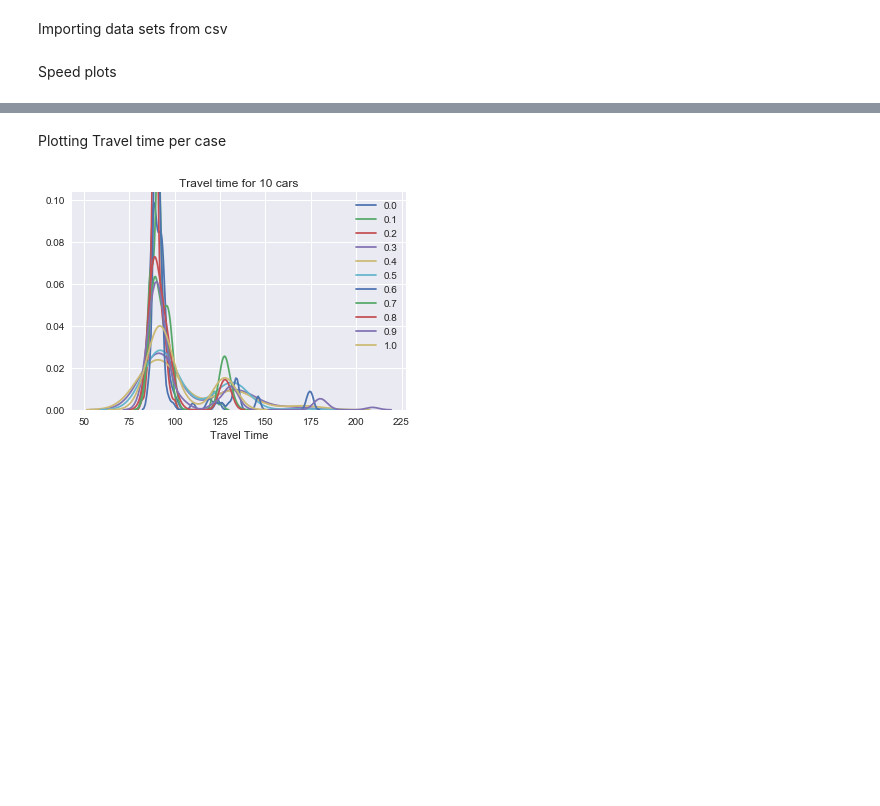
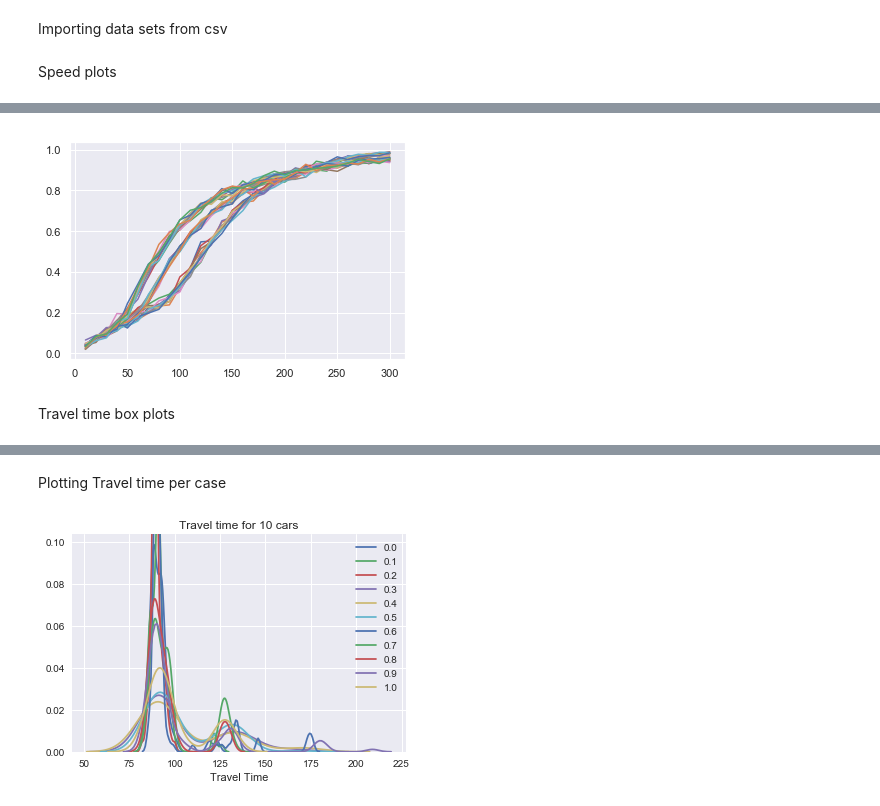
Before and after one commit to asuratos/artisoc-traffic-model2018, a Jupyter notebook: data/2018.11.14/Plotting.ipynb, the cells around one changed output, grey strips where cells are left out. Saved outputs shown, nothing was run; the diff lists cells and outputs as text; code cells hidden in the pictures; blank space fills up the shorter version.

Commit message:
Plotter updates
plot looking good, now for cleanup

```diff
--- a/data/2018.11.14/Plotting.ipynb
+++ b/data/2018.11.14/Plotting.ipynb
@@ -9,6 +9,7 @@ import os
 import glob
 
 sns.set()
+outputext = ".png"
 
 try:
     os.mkdir("plots")
@@ -19,13 +20,12 @@ except:
     pass
 
 asocialvalues = np.linspace(0.0, 1.0, num= 11)
-roaddensities = np.arange(10, 210, 10)
+roaddensities = np.arange(10, 310, 10)
 reactiontimes = [0.0, 0.5, 1.0]
 # %% [markdown]
 Importing data sets from csv
 # %%
 datafiles = glob.glob("output*.csv")
-speedfiles = glob.glob("speeds*.csv")
 
 temp = []
 for file in datafiles:
@@ -33,11 +33,23 @@ for file in datafiles:
 
 data = pd.concat(temp, ignore_index = True)
 
-temp = []
-for file in speedfiles :
-    temp.append(pd.read_csv(file))
+speeddata = {}
+for density in roaddensities:
+    speeddata[density] = {}
 
-speeddata = pd.concat(temp, ignore_index = True)
+    for asocialness in asocialvalues:
+        temp = []
+        for rtime in range(3):
+            temp.append(pd.read_csv('speeds_%scars_%s_rt%s_ 1000points.csv' % (density, asocialness, rtime)))
+        speeddata[density][asocialness] = pd.concat(temp, ignore_index = True)
+
+
+
+#speedfiles = glob.glob("speeds*.csv")
+#for file in speedfiles :
+#    temp.append(pd.read_csv(file))
+
+#speeddata = pd.concat(temp, ignore_index = True)
 
 #for density in roaddensities:
 #    data[density] = {}
@@ -57,0 +65,2 @@ data.head()
+# %%
+dataslice = speeddata[density]
@@ -58,3 +88,24 @@ data.head()
+# %%
+value = 0.9
+for rtime in reactiontimes:
+    for value in asocialvalues:
+        slowedratio = []
+        for density in roaddensities:
+            dataslice = speeddata[density][value][speeddata[density][value]["Reaction"] == rtime]
+            # count rows for which Slowed = True
+            slowed = dataslice[dataslice.Slowed]["Slowed"].count()
+            # only get rows for which Slowed = False
+            notslowed = dataslice[~dataslice.Slowed]["Slowed"].count()
+
+            slowedratio.append(slowed / (slowed + notslowed))
+
+        sns.lineplot(x = roaddensities, y = slowedratio)#, label = "%s" % (rtime))
+
+plt.show()
+# %% [output]
+[figure, added]
+# %% [markdown]
+Travel time box plots
 # %%
 for density in roaddensities:
     dataslice = data.loc[data["Total Cars"] == density]
```
Also changed, not shown: parts of 4 cells of this notebook.
